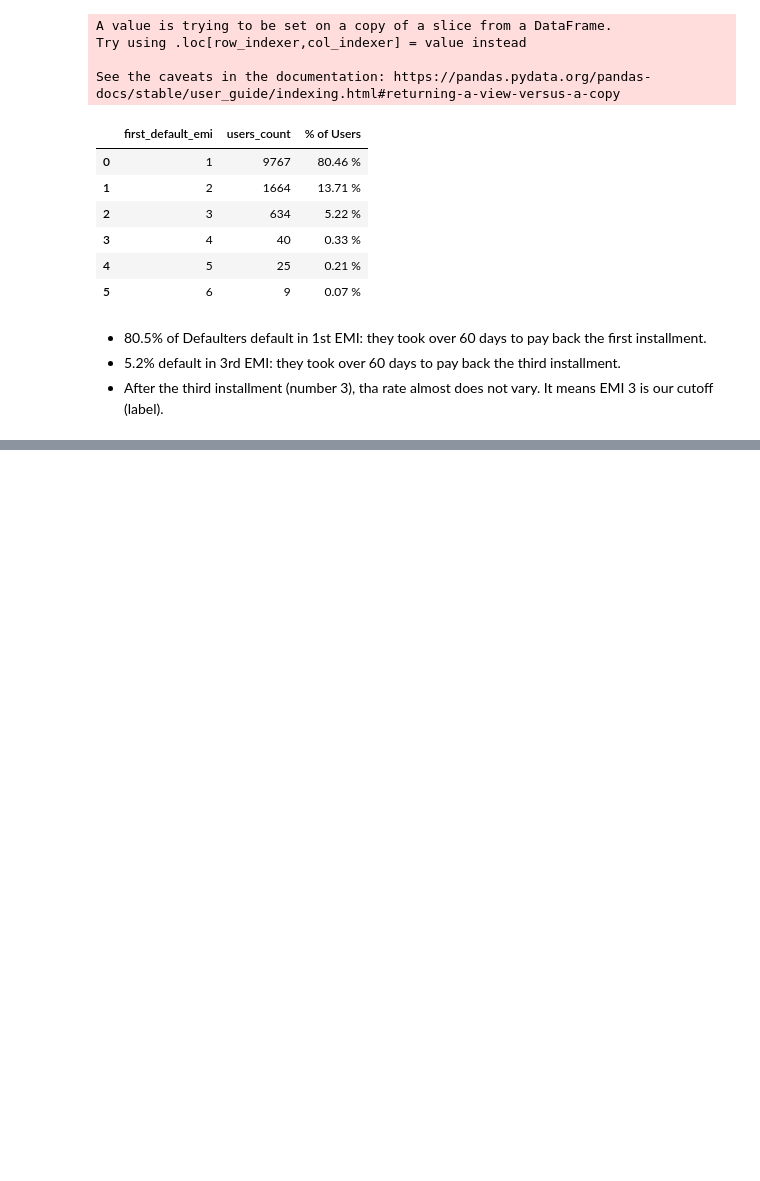
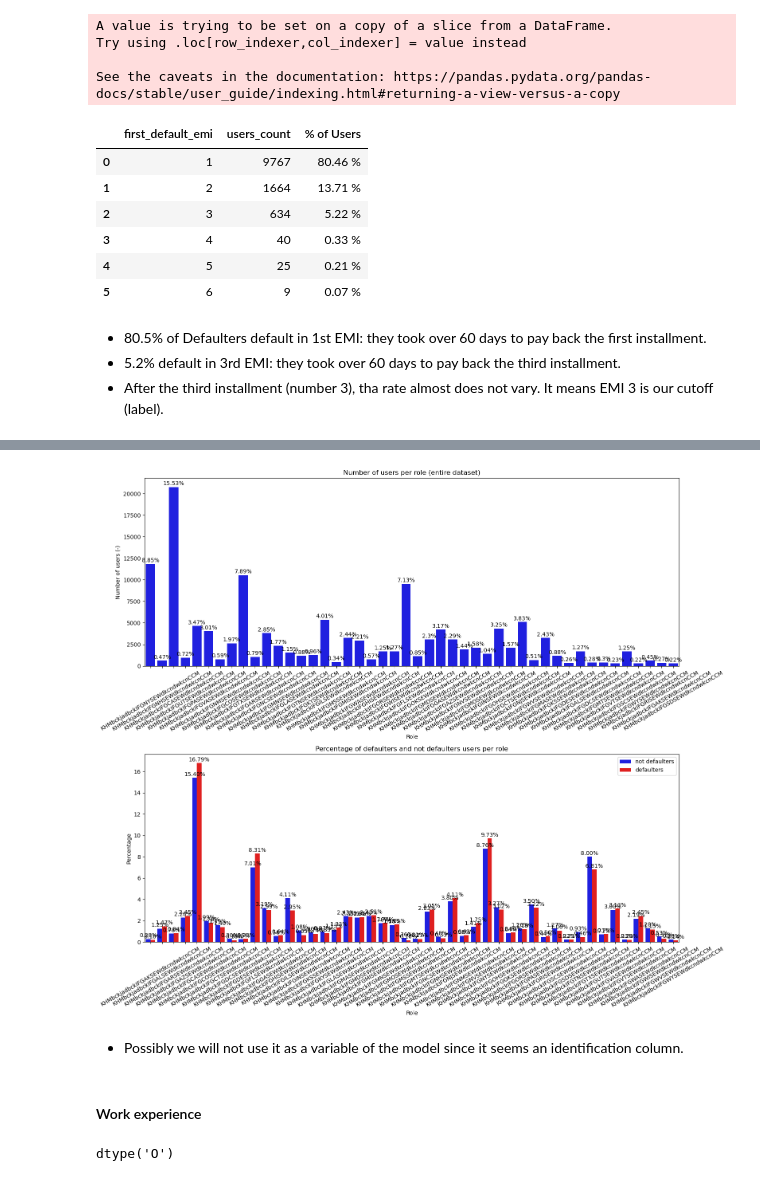
Before and after one commit to lucasquemelli/credit_default_risk_prediction, a Jupyter notebook: credit_risk_notebook.ipynb, the cells around one changed output, grey strips where cells are left out. Saved outputs shown, nothing was run; the diff lists cells and outputs as text; code cells hidden in the pictures; blank space fills up the shorter version.

```diff
--- a/credit_risk_notebook.ipynb
+++ b/credit_risk_notebook.ipynb
@@ -967,0 +1169,71 @@ Name: target, dtype: float64
+# %%
+# number of users which are not defaulters
+aux1 = df3[df3["target"] == 0][["user_id", "role"]].groupby("role").nunique().\
+                                                 reset_index().sort_values("role", ascending=True).\
+                                                 rename(columns={"user_id":"count"})
+aux1["total"] = aux1["count"].sum()
+aux1["percentage"] = aux1.apply(lambda x: round(x["count"]*100/x["total"], 2), axis=1)
+aux1["category"] = "not defaulters"
+
+# Contando o número de usuários que pagaram
+aux2 = df3[(df3["target"] == 1)][["user_id", "role"]].groupby("role").\
+                                    nunique().reset_index().sort_values("role", ascending=True).\
+                                    rename(columns={"user_id":"count"})
+aux2["total"] = aux2["count"].sum()
+aux2["percentage"] = aux2.apply(lambda x: round(x["count"]*100/x["total"], 2), axis=1)
+aux2["category"] = "defaulters"
+
+# Concatenando o dataframe de usuários que cancelaram com o de usuários que pagaram
+aux3 = pd.concat([aux1, aux2], axis=0)
+# %%
+aux = df3.copy()
+
+plt.figure(figsize=(16, 14))
+
+plt.subplot(211)
+ax1 = sns.countplot(x = 'role', data = aux, color="blue")
+for p in ax1.patches:
+        ax1.annotate(format(str((p.get_height()/len(aux)*100).round(2)) + '%'),
+                    (p.get_x() + p.get_width()/2, p.get_height()),
+                    ha='center',
+                    va='center',
+                    xytext=(0,6),
+                    textcoords='offset points')
+ax1 = plt.title("Number of users per role (entire dataset)", fontsize=12)
+ax1 = plt.xlabel("Role", fontsize=10)
+ax1 = plt.ylabel("Number of users (-)", fontsize=10)
+ax1 = plt.xticks(rotation=30)
+
+plt.subplot(212)
+ax1 = sns.barplot(x="role", y="percentage", hue="category", data=aux3,
+                  hue_order=["not defaulters", "defaulters"], palette=["blue", "red"])
+
+# Adicionando bar labels
+for p in ax1.patches:
+    ax1.annotate(format(p.get_height(), '.2f') + '%',
+                    (p.get_x() + p.get_width()/2, p.get_height()),
+                    ha='center',
+                    va='center',
+                    xytext=(0,6),
+                    textcoords='offset points')
+
+# Adicionando títulos
+ax1 = plt.title("Percentage of defaulters and not defaulters users per role", fontsize=12)
+ax1 = plt.xlabel("Role", fontsize=10)
+ax1 = plt.ylabel("Percentage", fontsize=10)
+ax1 = plt.xticks(rotation=30)
+
+# Ajustes
+plt.legend(loc="upper right")
+plt.tight_layout()
+plt.show()
+# %% [output]
+[figure, added]
+# %% [markdown]
+- Possibly we will not use it as a variable of the model since it seems an identification column.
+# %% [markdown]
+#### Work experience
+# %%
+df3["work_experience"].dtypes
+# %% [output]
+dtype('O')
```
Also changed, not shown: parts of 48 cells of this notebook.
